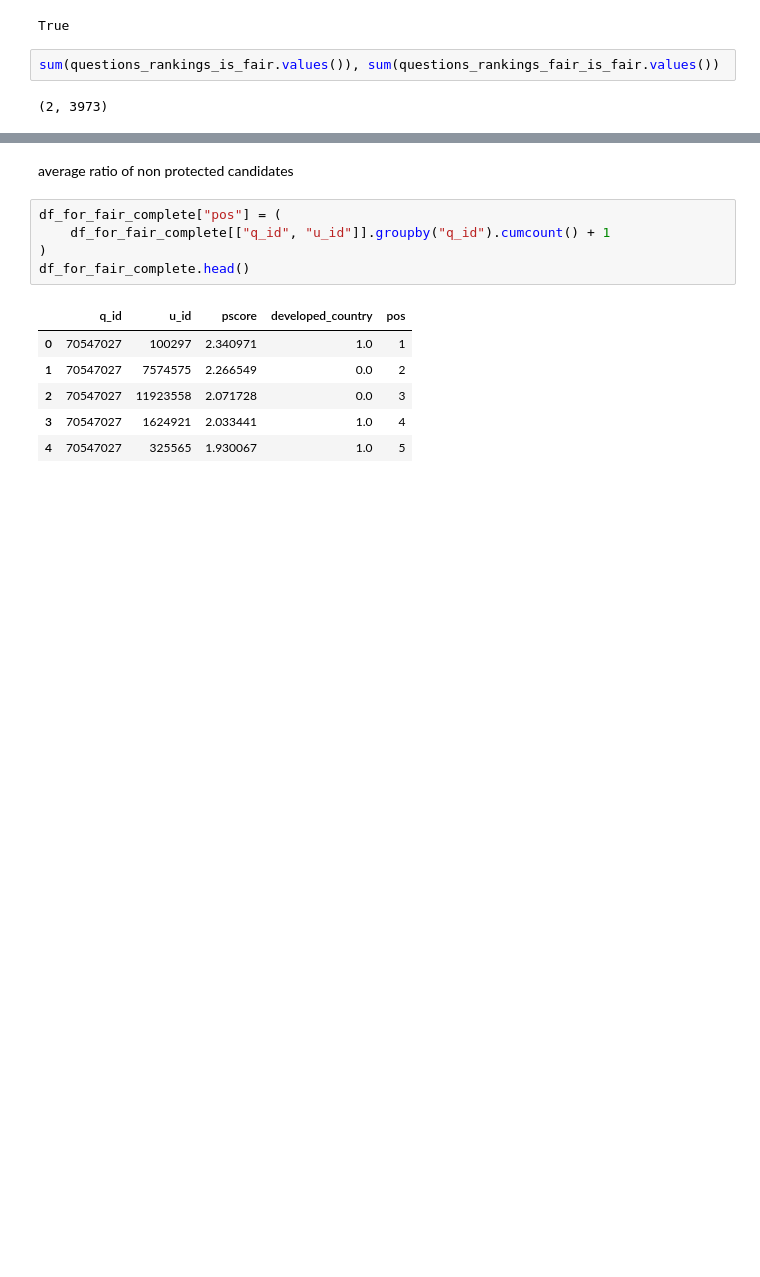
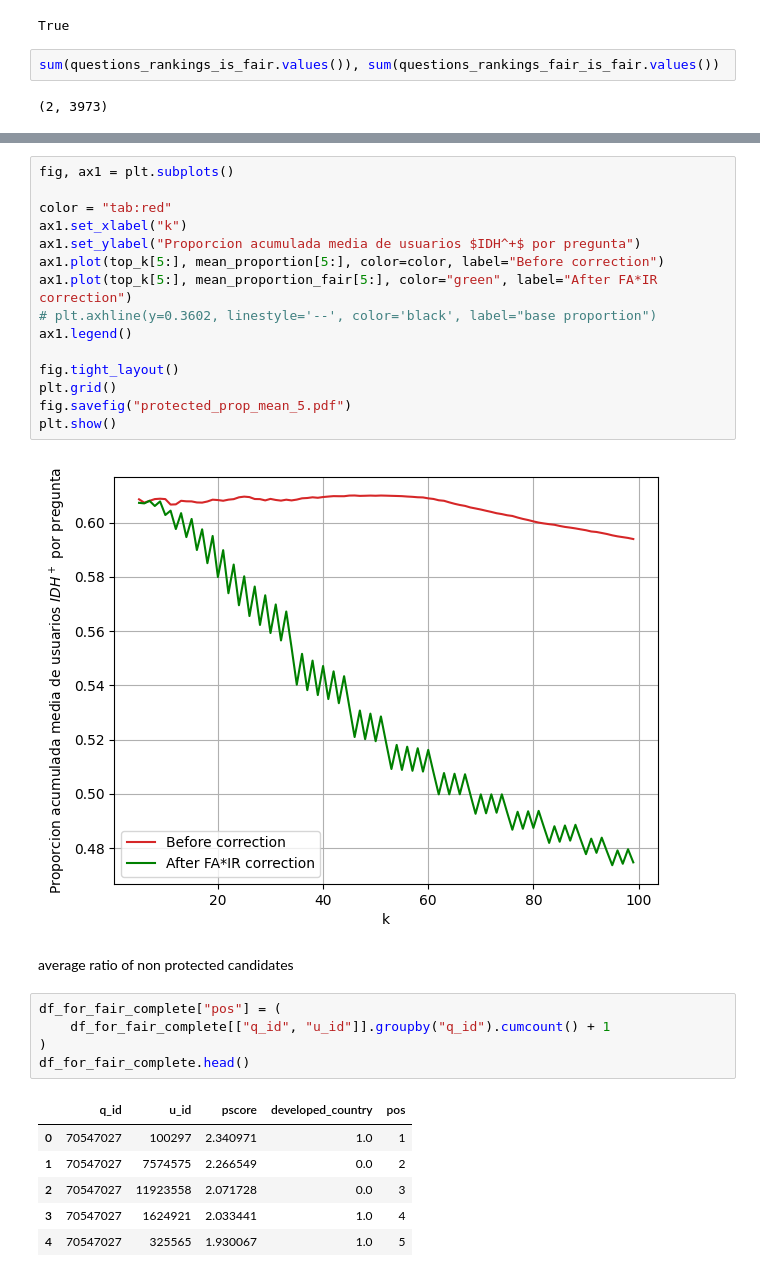
Before and after one commit to flopezd/so_q_recom, a Jupyter notebook: notebooks/fairness/FAIR_correction.ipynb, the cells around one changed output, grey strips where cells are left out. Drawn from its saved outputs; the diff is of its cells as text; blank space fills up the shorter version.

```diff
--- a/notebooks/fairness/FAIR_correction.ipynb
+++ b/notebooks/fairness/FAIR_correction.ipynb
@@ -184,3 +186,20 @@ plt.show()
+# %%
+fig, ax1 = plt.subplots()
+
+color = "tab:red"
+ax1.set_xlabel("k")
+ax1.set_ylabel("Proporcion acumulada media de usuarios $IDH^+$ por pregunta")
+ax1.plot(top_k[5:], mean_proportion[5:], color=color, label="Before correction")
+ax1.plot(top_k[5:], mean_proportion_fair[5:], color="green", label="After FA*IR correction")
+# plt.axhline(y=0.3602, linestyle='--', color='black', label="base proportion")
+ax1.legend()
+
+fig.tight_layout()
+plt.grid()
+fig.savefig("protected_prop_mean_5.pdf")
+plt.show()
+# %% [output]
+[figure, added]
 # %% [markdown]
 average ratio of non protected candidates
 # %%
```
Also changed, not shown: parts of 10 cells of this notebook, 4 other files.
